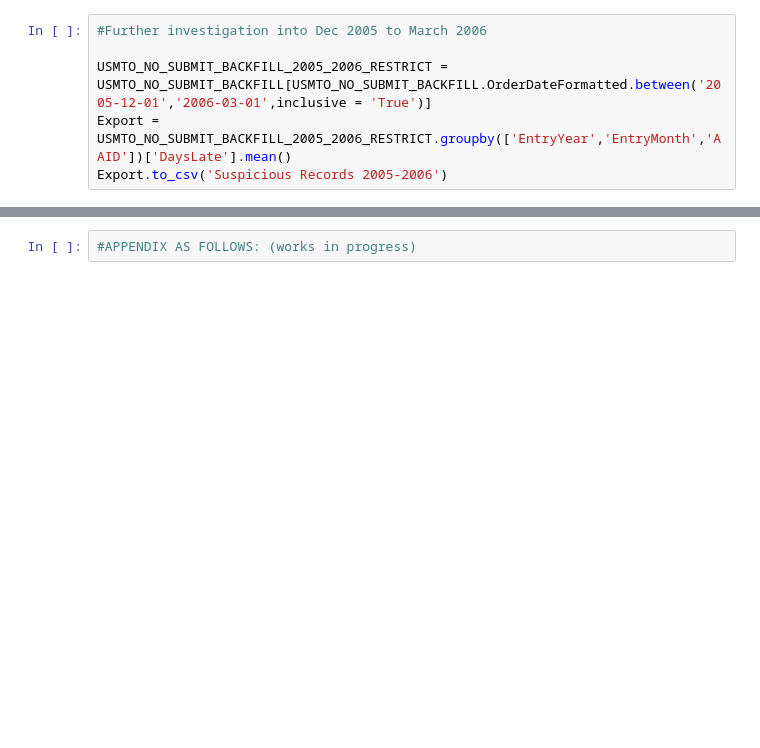
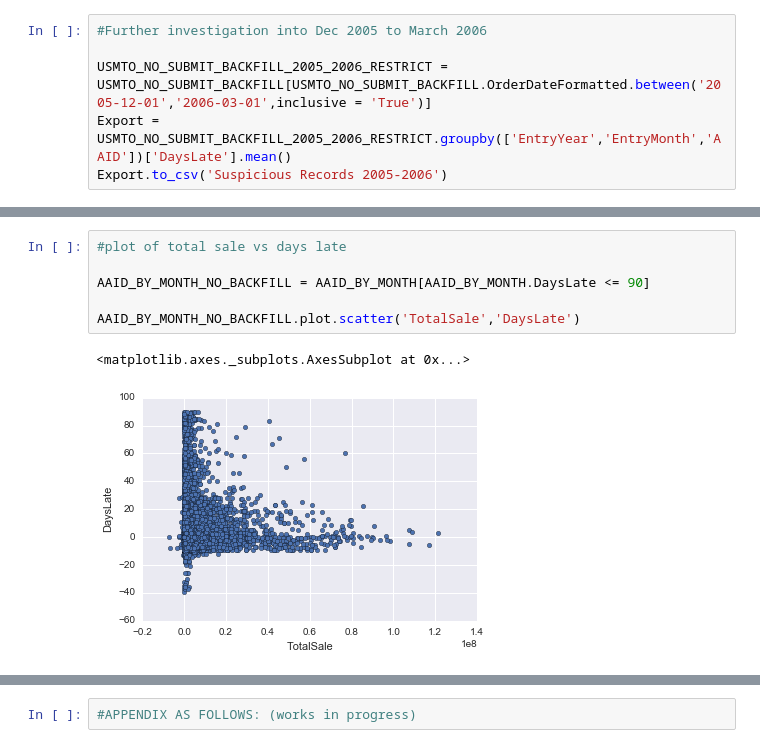
Before and after one commit to apclypsr/Capstone-Project, a Jupyter notebook: SurveyAnalysis.ipynb, the cells around one changed output, grey strips where cells are left out. Drawn from its saved outputs; the diff is of its cells as text; blank space fills up the shorter version.

```diff
--- a/SurveyAnalysis.ipynb
+++ b/SurveyAnalysis.ipynb
@@ -216,0 +201,9 @@ AAID_BY_MONTH
+# %%
+#plot of total sale vs days late
+
+AAID_BY_MONTH_NO_BACKFILL = AAID_BY_MONTH[AAID_BY_MONTH.DaysLate <= 90]
+
+AAID_BY_MONTH_NO_BACKFILL.plot.scatter('TotalSale','DaysLate')
+# %% [output]
+<matplotlib.axes._subplots.AxesSubplot at 0x...>
+[figure, added]
```
Also changed, not shown: parts of 34 cells of this notebook.
